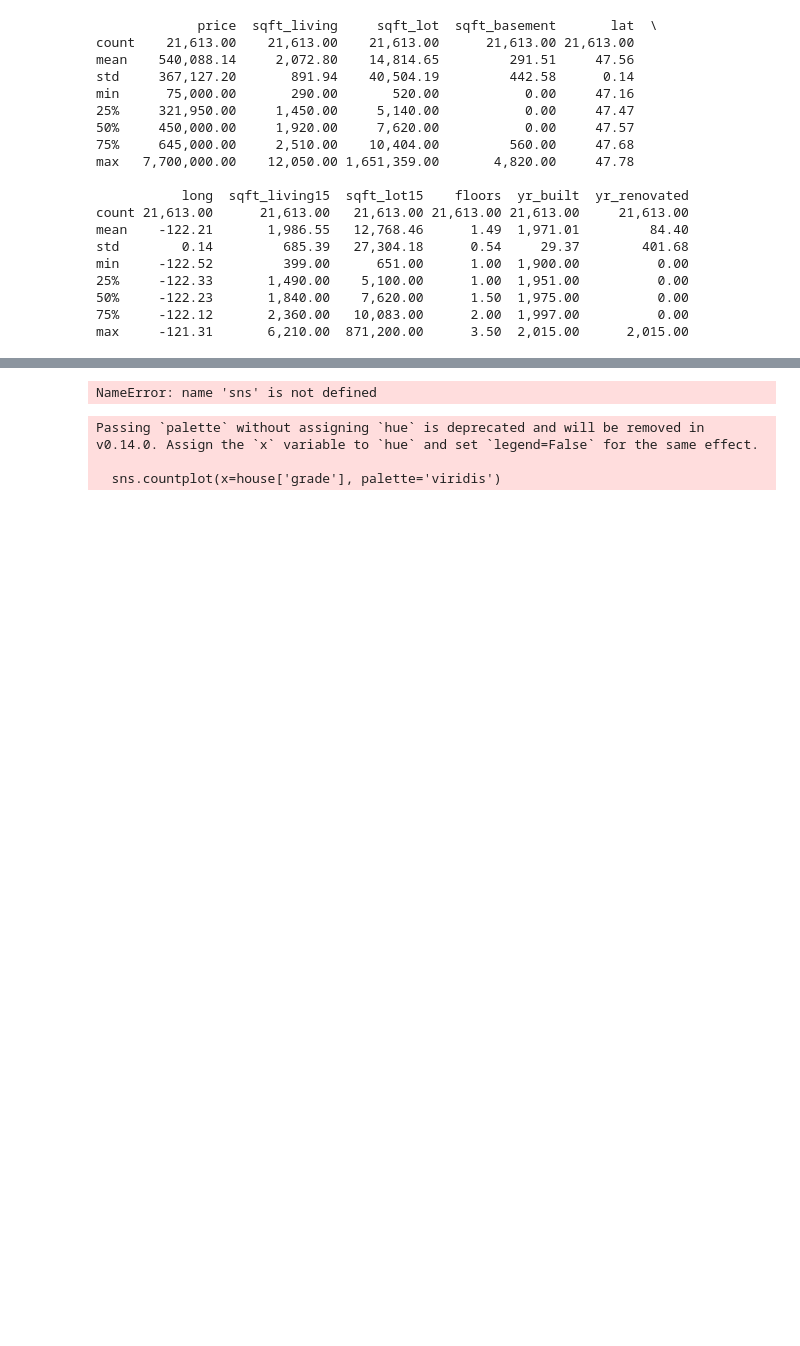
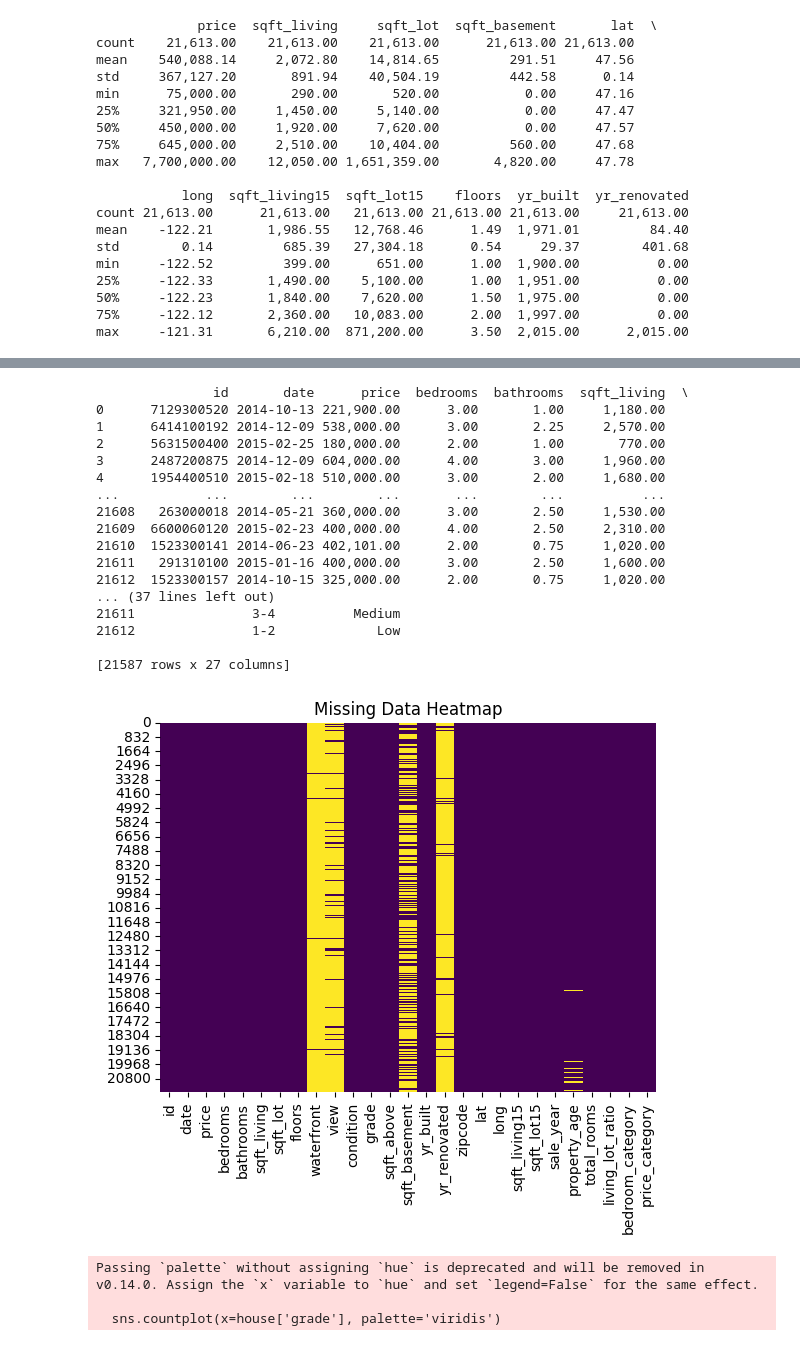
Before and after one commit to AZhuk30/ADS500B, a Jupyter notebook: Final_Team_Project_Introduction_House_sales(Madison,_Alex_and_Gagandeep).ipynb, the cells around one changed output, grey strips where cells are left out. Saved outputs shown, nothing was run; the diff lists cells and outputs as text; code cells hidden in the pictures; blank space fills up the shorter version.

```diff
--- a/Final_Team_Project_Introduction_House_sales(Madison,_Alex_and_Gagandeep).ipynb
+++ b/Final_Team_Project_Introduction_House_sales(Madison,_Alex_and_Gagandeep).ipynb
@@ -36,9 +36,11 @@ print(house)
 
 [21613 rows x 21 columns]
 # %%
-# Import data from house_sales.csv file into pandas
+ Import data from house_sales.csv file into pandas
 # house = pd.read_csv('/path/to/your/file/house_sales.csv')
-house = pd.read_csv('/house_sales.csv')
+#Import the data from the file house_sales.csv into a Pandas Series object in Python. - Initiated by AZ 11/11/24 12:10PM
+url = 'https://raw.githubusercontent.com/Deepking1996/FinalProject/refs/heads/main/house_sales.csv?token=GHSAT0AAAAAAC2T6FQ523MWSBYUWZNRVY2MZ2DV7YA'
+house = pd.read_csv(url)
 print(house)
 # Dimesnions of house dataset
 house.shape
@@ -894,11 +912,33 @@ NameError: name 'house' is not defined
 # %%
+# Missing Data Heatmap- AZ
+missing_rows = house[house.isnull().any(axis=1)]  # Get rows with any missing data
+print(missing_rows)
 
-# Missing Data Heatmap- AZ
+house.replace([-1, 0], np.nan, inplace=True)  # Example for replacing 0 or -1 with NaN
+
+# Display heatmap
 sns.heatmap(house.isnull(), cbar=False, cmap='viridis')
 plt.title('Missing Data Heatmap')
 plt.show()
 # %% [output]
-NameError: name 'sns' is not defined
+               id       date      price  bedrooms  bathrooms  sqft_living  \
+0      7129300520 2014-10-13 221,900.00      3.00       1.00     1,180.00
+1      6414100192 2014-12-09 538,000.00      3.00       2.25     2,570.00
+2      5631500400 2015-02-25 180,000.00      2.00       1.00       770.00
+3      2487200875 2014-12-09 604,000.00      4.00       3.00     1,960.00
+4      1954400510 2015-02-18 510,000.00      3.00       2.00     1,680.00
+...           ...        ...        ...       ...        ...          ...
+21608   263000018 2014-05-21 360,000.00      3.00       2.50     1,530.00
+21609  6600060120 2015-02-23 400,000.00      4.00       2.50     2,310.00
+21610  1523300141 2014-06-23 402,101.00      2.00       0.75     1,020.00
+21611   291310100 2015-01-16 400,000.00      3.00       2.50     1,600.00
+21612  1523300157 2014-10-15 325,000.00      2.00       0.75     1,020.00
+... (37 lines left out)
+21611               3-4          Medium
+21612               1-2             Low
+
+[21587 rows x 27 columns]
+[figure, added]
 # %%
 # Housing Grade Distibution- AZ
 sns.countplot(x=house['grade'], palette='viridis')
```
Also changed, not shown: parts of 8 cells of this notebook.
